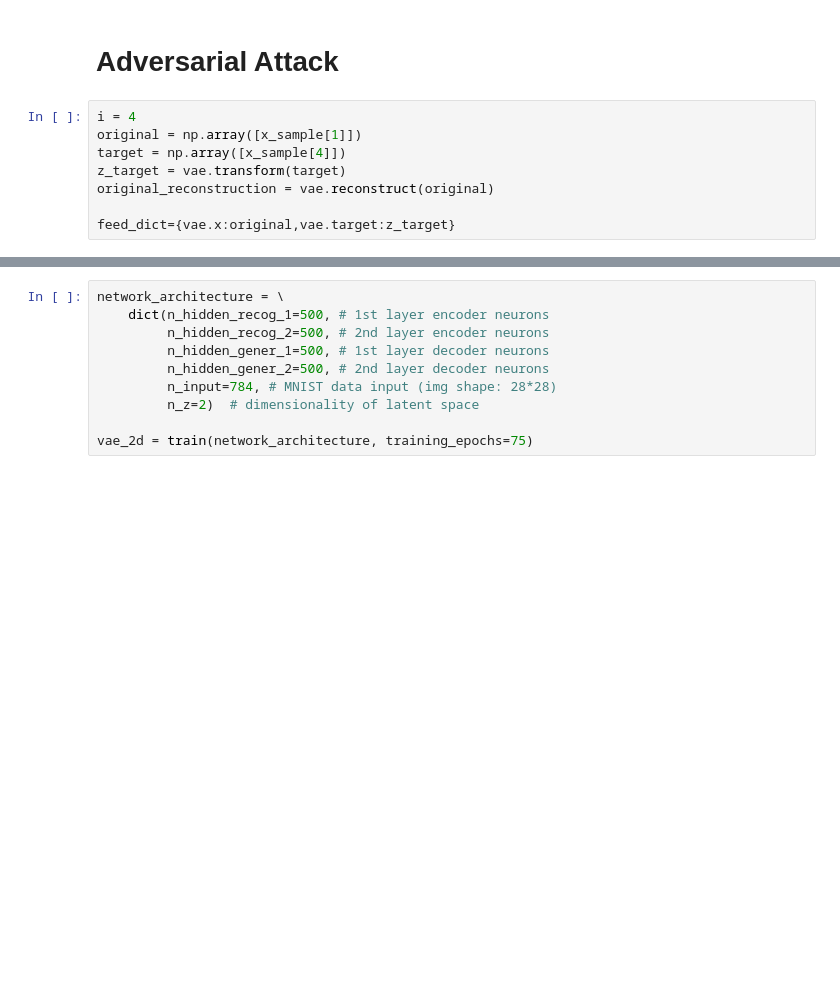
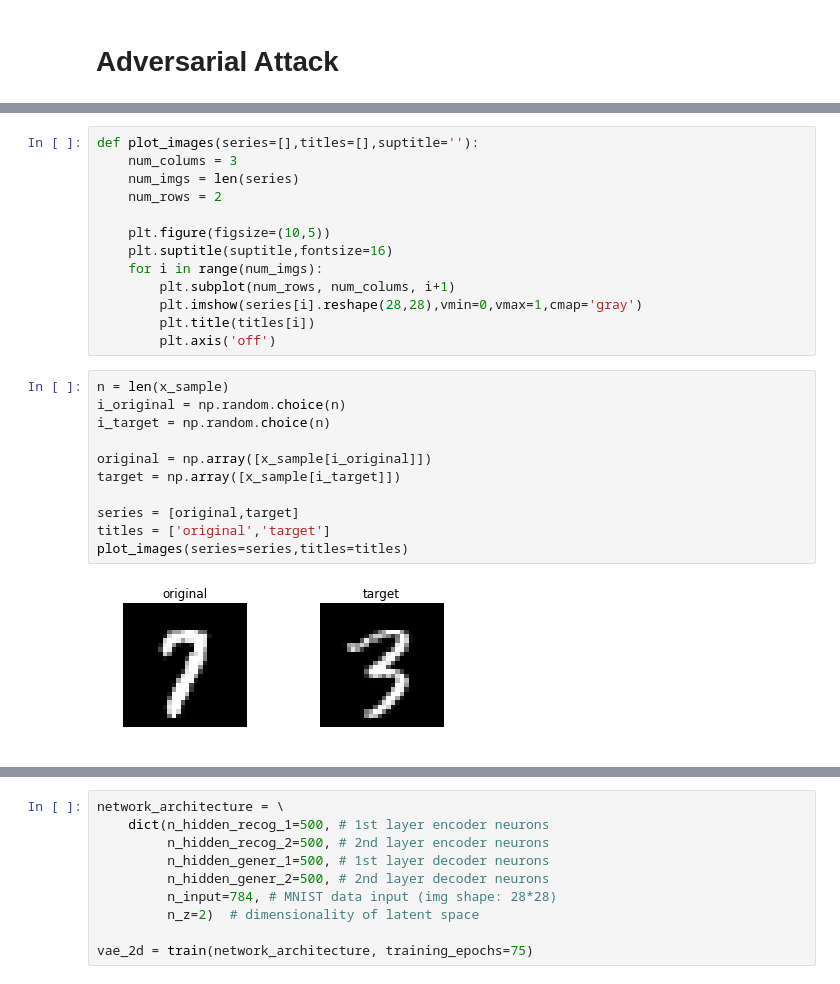
Before and after one commit to glazari/Adversarial-AutoEncoder-Attacks, a Jupyter notebook: Adversarial Attacks.ipynb, the cells around one changed output, grey strips where cells are left out. Drawn from its saved outputs; the diff is of its cells as text; blank space fills up the shorter version.

```diff
--- a/Adversarial Attacks.ipynb
+++ b/Adversarial Attacks.ipynb
@@ -281,10 +283,2 @@ plt.tight_layout()
 # %% [markdown]
 # Adversarial Attack
-# %%
-i = 4
-original = np.array([x_sample[1]])
-target = np.array([x_sample[4]])
-z_target = vae.transform(target)
-original_reconstruction = vae.reconstruct(original)
-
-feed_dict={vae.x:original,vae.target:z_target}
@@ -345,0 +285,26 @@ for i in range(10):
+# %%
+def plot_images(series=[],titles=[],suptitle=''):
+    num_colums = 3
+    num_imgs = len(series)
+    num_rows = 2
+
+    plt.figure(figsize=(10,5))
+    plt.suptitle(suptitle,fontsize=16)
+    for i in range(num_imgs):
+        plt.subplot(num_rows, num_colums, i+1)
+        plt.imshow(series[i].reshape(28,28),vmin=0,vmax=1,cmap='gray')
+        plt.title(titles[i])
+        plt.axis('off')
+# %%
+n = len(x_sample)
+i_original = np.random.choice(n)
+i_target = np.random.choice(n)
+
+original = np.array([x_sample[i_original]])
+target = np.array([x_sample[i_target]])
+
+series = [original,target]
+titles = ['original','target']
+plot_images(series=series,titles=titles)
+# %% [output]
+[figure, added]
```
Also changed, not shown: parts of 16 cells of this notebook, 2 other files.
